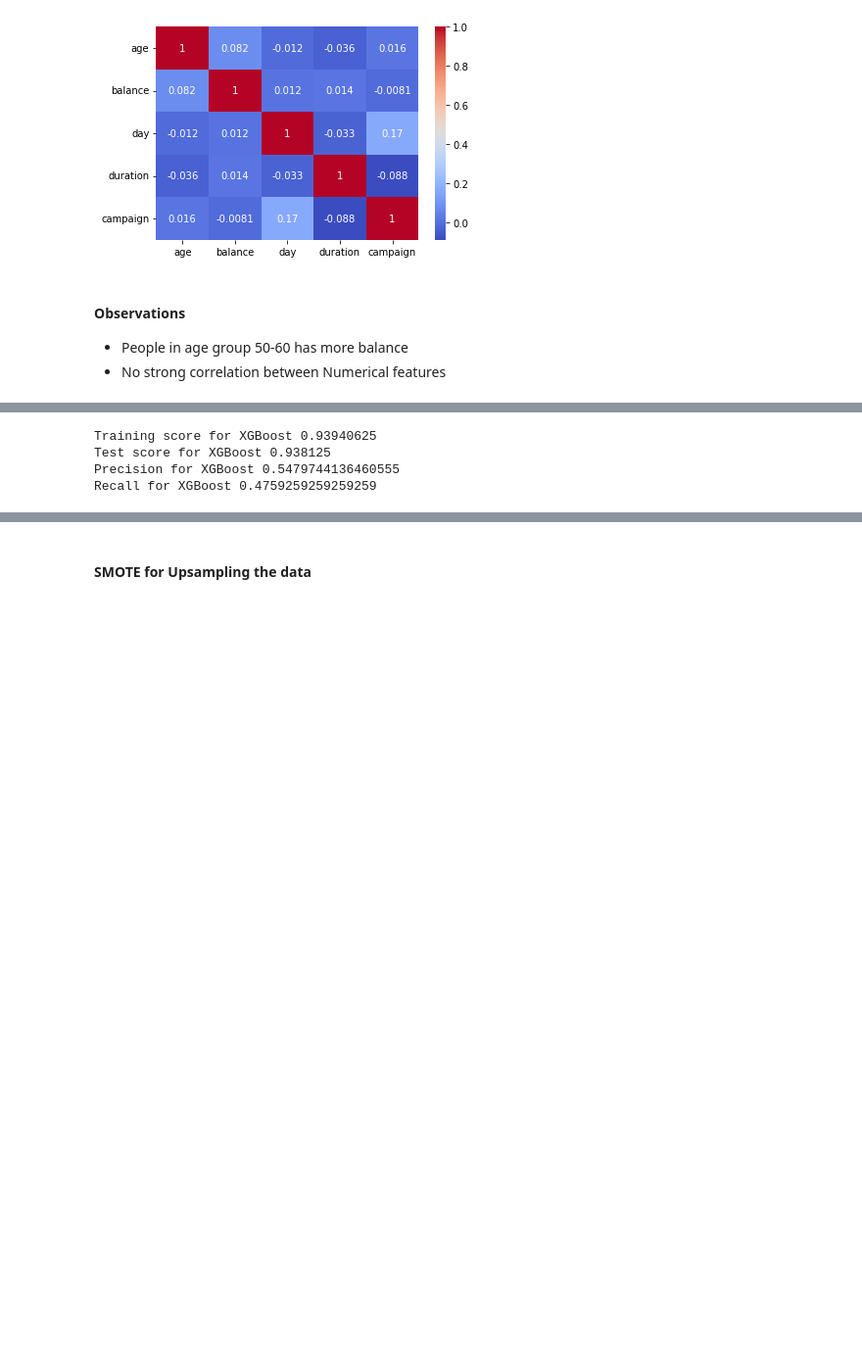
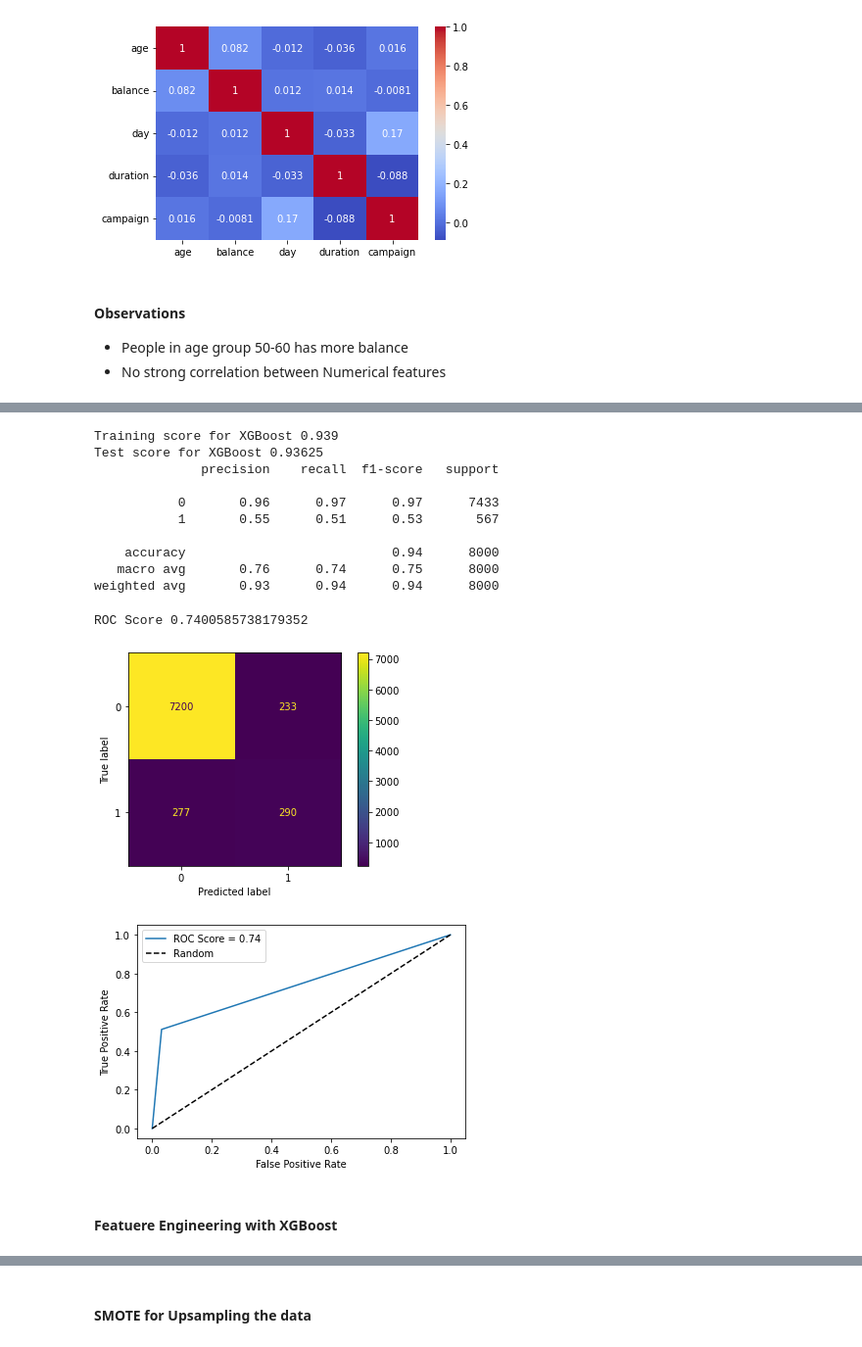
Before and after one commit to pchopalli/prashant, a Jupyter notebook: notebooks/bankingdeposit/1_prashant_banking_campaign .ipynb, the cells around one changed output, grey strips where cells are left out. Shown at 98% size. Cells and saved outputs as stored; diff of their text form; code cells hidden in the pictures; blank space fills up the shorter version.

```diff
--- a/notebooks/bankingdeposit/1_prashant_banking_campaign .ipynb
+++ b/notebooks/bankingdeposit/1_prashant_banking_campaign .ipynb
@@ -271,10 +213,0 @@ X_train,X_test,y_train,y_test=train_test_split(X_ohe,Y,test_size=0.2)
-# %%
-# Scale the data
-scaler=StandardScaler()
-scaler.fit(X_train)
-X_train=scaler.transform(X_train)
-X_test=scaler.transform(X_test)
-# %%
-# Random Forest Classifier
-rfd=RandomForestClassifier(random_state=42)
-rfd.fit(X_train,y_train)
@@ -351,0 +214,5 @@ Balanced Accuracy for Gradient Boost 0.6660982027604011
+# %%
+import transfxn
+from transfxn import TransformationPipeline
+pipe=TransformationPipeline()
+X_train_scaled,X_test_scaled,feat=pipe.preprocessing(X_train, X_test)
@@ -354,15 +237,43 @@ pip install -U xgboost
 # %%
-#XGBoost
+# XGBoost
 from xgboost import XGBRFClassifier
 xg= XGBRFClassifier(random_state=0)
-xg.fit(X_train,y_train)
-print("Training score for XGBoost",xg.score(X_train,y_train))
-print("Test score for XGBoost",xg.score(X_test,y_test))
-y_xgpred=xg.predict(X_test)
-print("Precision for XGBoost",precision_score(y_test,y_xgpred))
-print("Recall for XGBoost",recall_score(y_test,y_xgpred))
+xg.fit(X_train_scaled,y_train)
+print("Training score for XGBoost",xg.score(X_train_scaled,y_train))
+print("Test score for XGBoost",xg.score(X_test_scaled,y_test))
+y_xgpred=xg.predict(X_test_scaled)
+print(classification_report(y_test,y_xgpred))
 # %% [output]
-Training score for XGBoost 0.93940625
-Test score for XGBoost 0.938125
-Precision for XGBoost 0.5479744136460555
-Recall for XGBoost 0.4759259259259259
+Training score for XGBoost 0.939
+Test score for XGBoost 0.93625
+              precision    recall  f1-score   support
+
+           0       0.96      0.97      0.97      7433
+           1       0.55      0.51      0.53       567
+
+    accuracy                           0.94      8000
+   macro avg       0.76      0.74      0.75      8000
+weighted avg       0.93      0.94      0.94      8000
+# %%
+# confusion Matrix
+cm=confusion_matrix(y_test,y_xgpred)
+cm_plot=ConfusionMatrixDisplay(cm,display_labels=xg.classes_)
+cm_plot.plot()
+
+# ROC Curve
+roc_auc=roc_auc_score(y_test,y_xgpred)
+print("ROC Score",roc_auc)
+fpr,tpr,threshold = roc_curve(y_test,y_xgpred)
+plt.figure()
+plt.plot(fpr,tpr,label='ROC Score = %0.2f' % roc_auc)
+plt.plot((0,1),(0,1),"--",color='black',label="Random")
+plt.xlabel("False Positive Rate")
+plt.ylabel("True Positive Rate")
+plt.legend()
+plt.show()
+# %% [output]
+ROC Score 0.7400585738179352
+[figure, added]
+[figure, added]
+# %% [markdown]
+#### Featuere Engineering with XGBoost
```
Also changed, not shown: parts of 51 cells of this notebook.
